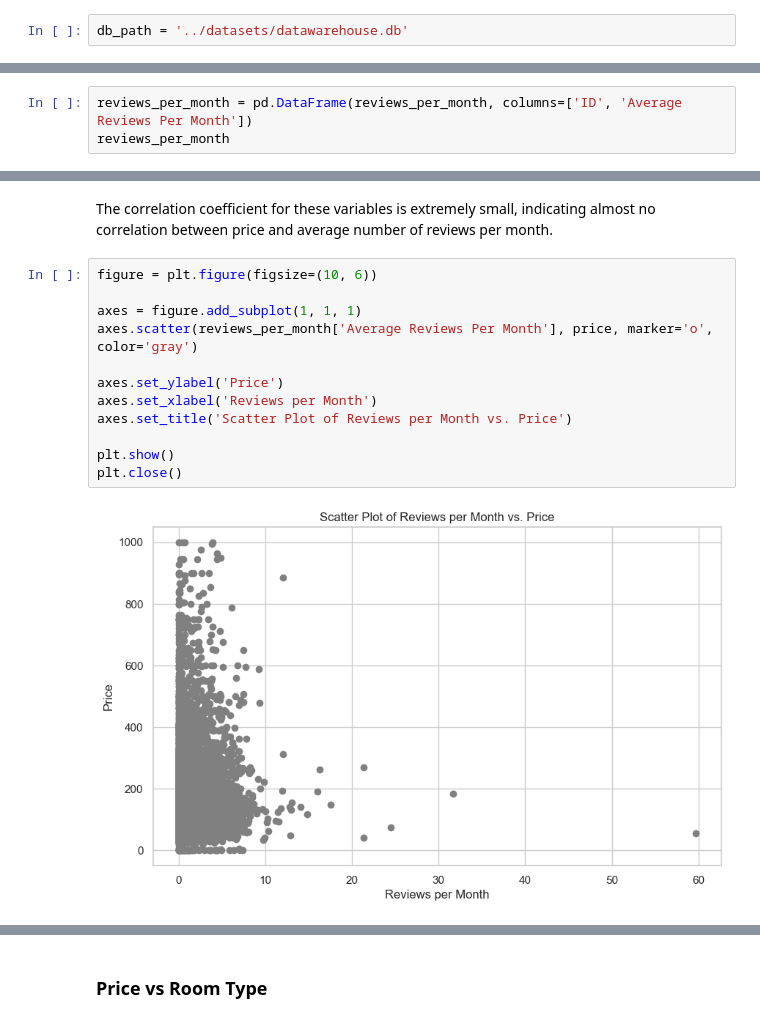
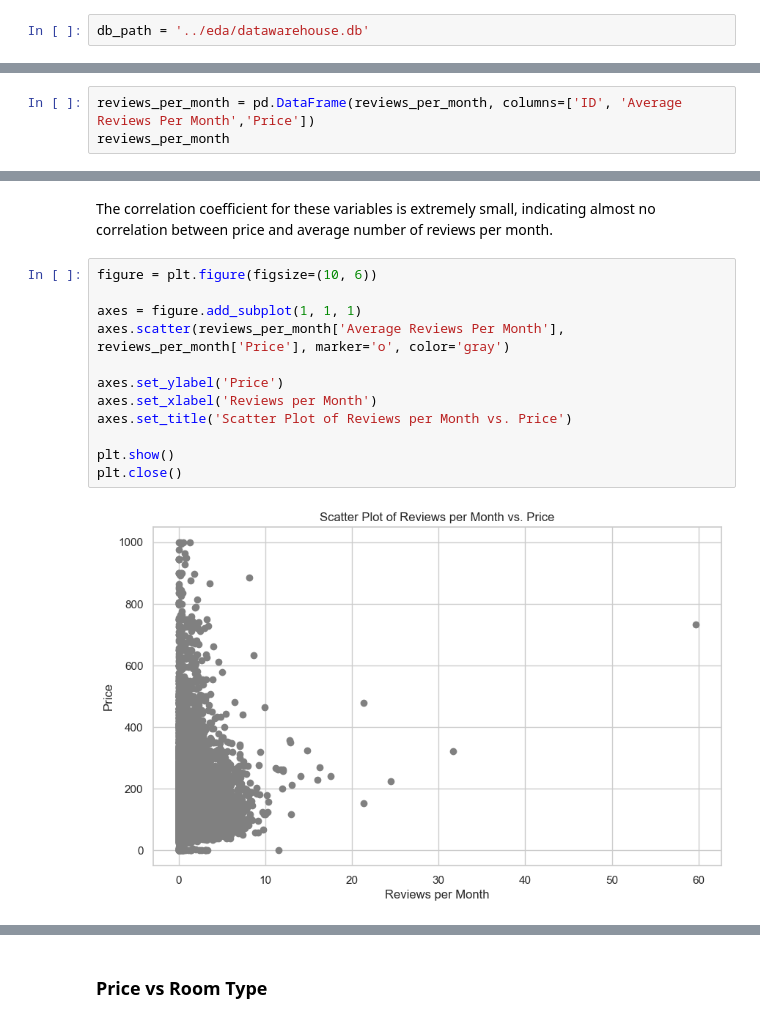
Before and after one commit to carleen/group4_ds_project, a Jupyter notebook: eda/eda.ipynb, the cells around one changed output, grey strips where cells are left out. Saved outputs shown, nothing was run; the diff lists cells and outputs as text.

```diff
--- a/eda/eda.ipynb
+++ b/eda/eda.ipynb
@@ -93,7 +93,7 @@ def lowess_scatter(data, x, y, jitter=0.0, skip_lowess=False):
     plt.show()
     plt.close()
 # %%
-db_path = '../datasets/datawarehouse.db'
+db_path = '../eda/datawarehouse.db'
 # %% [markdown]
 #### ETL - Price (for some EDA instances), host_response_rate, and host_acceptance_rate
 # %% [markdown]
@@ -947,6 +931,6 @@ reviews_per_month = cur.fetchall()
 
 con.close()
 # %%
-reviews_per_month = pd.DataFrame(reviews_per_month, columns=['ID', 'Average Reviews Per Month'])
+reviews_per_month = pd.DataFrame(reviews_per_month, columns=['ID', 'Average Reviews Per Month','Price'])
 reviews_per_month
 # %% [output]
@@ -1562,17 +1547,17 @@ The correlation coefficient for these variables is extremely small, indicating a
 # %%
 figure = plt.figure(figsize=(10, 6))
 
 axes = figure.add_subplot(1, 1, 1)
-axes.scatter(reviews_per_month['Average Reviews Per Month'], price, marker='o', color='gray')
+axes.scatter(reviews_per_month['Average Reviews Per Month'], reviews_per_month['Price'], marker='o', color='gray')
 
 axes.set_ylabel('Price')
 axes.set_xlabel('Reviews per Month')
 axes.set_title('Scatter Plot of Reviews per Month vs. Price')
 
 plt.show()
 plt.close()
 # %% [output]
-[figure, old version]
+[figure, new version]
 # %%
 figure = plt.figure(figsize=(10, 10))
 
```
Also changed, not shown: parts of 21 cells of this notebook, 8 other files.
